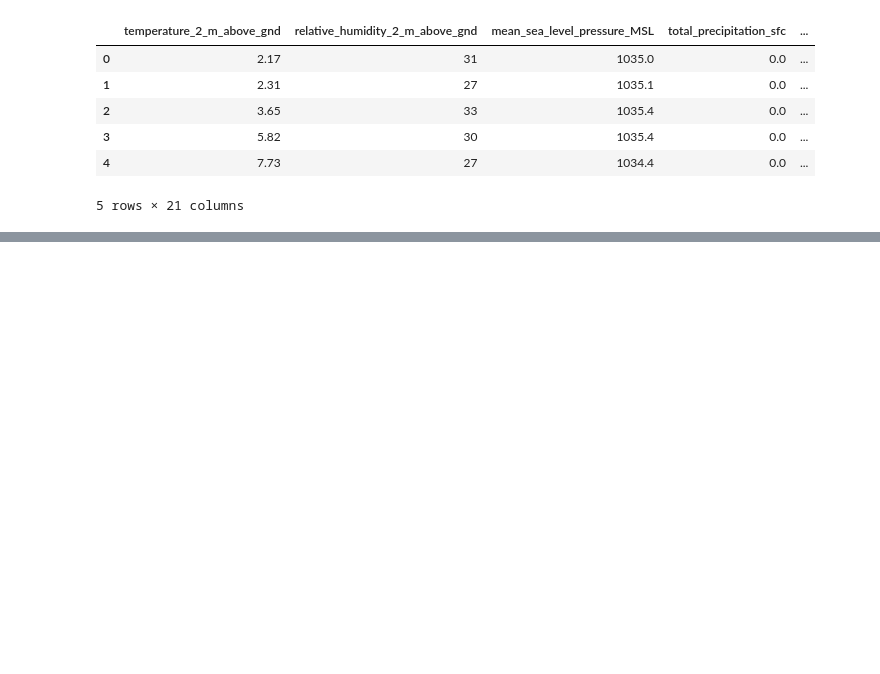
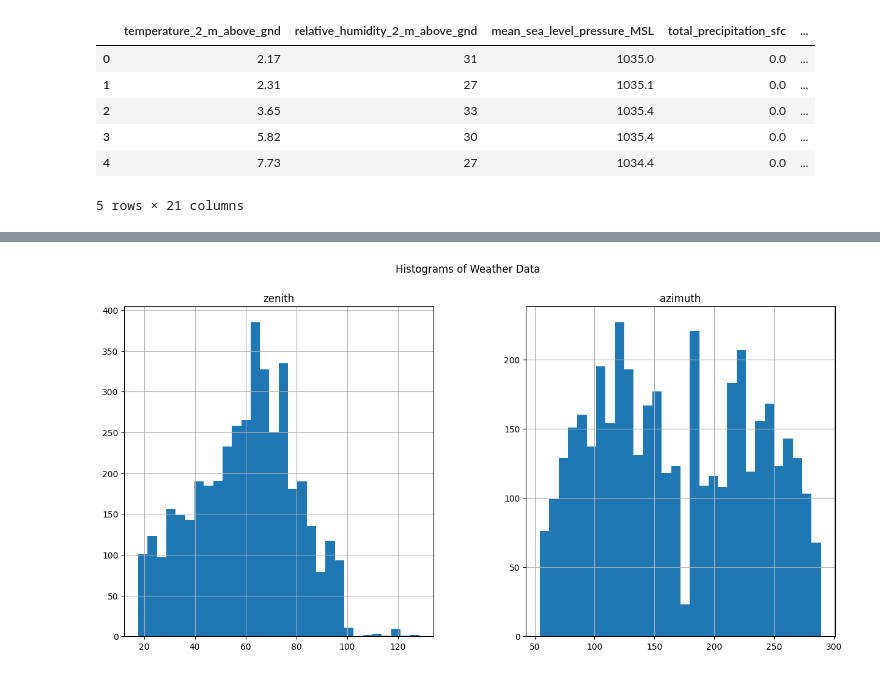
Before and after one commit to Jay0073/Solar-Power-Prediction, a Jupyter notebook: Dataset_analysis.ipynb, the cells around one changed output, grey strips where cells are left out. Saved outputs shown, nothing was run; the diff lists cells and outputs as text; code cells hidden in the pictures; blank space fills up the shorter version.

```diff
--- a/Dataset_analysis.ipynb
+++ b/Dataset_analysis.ipynb
@@ -29,0 +119,6 @@ df.head()
+# %%
+df[df.columns[18:-1]].hist(figsize=(15, 7), bins=30)
+plt.suptitle('Histograms of Weather Data')
+plt.show()
+# %% [output]
+[figure, added]
```
Also changed, not shown: parts of 14 cells of this notebook, 1 other file.
